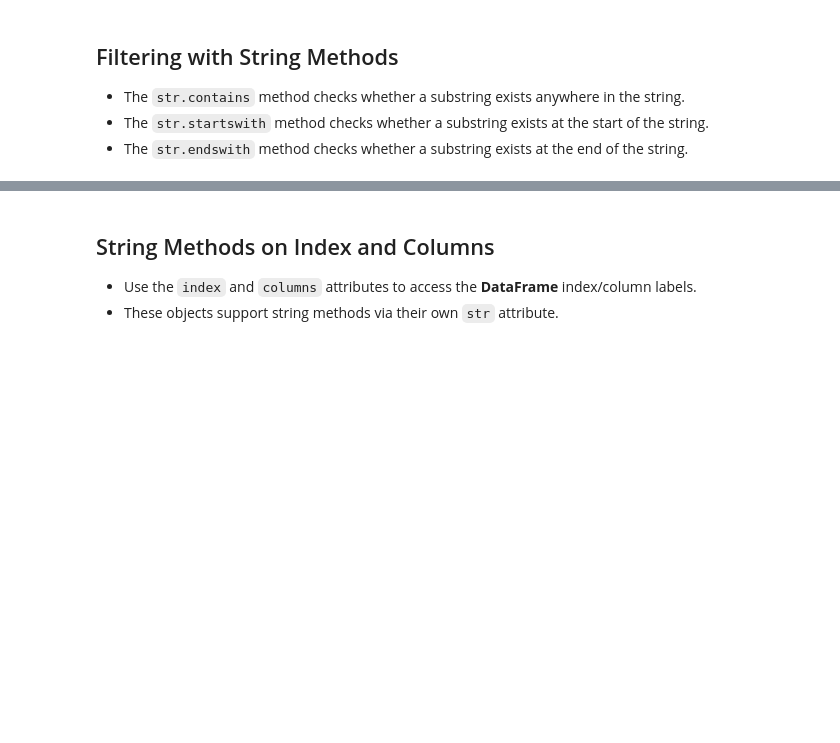
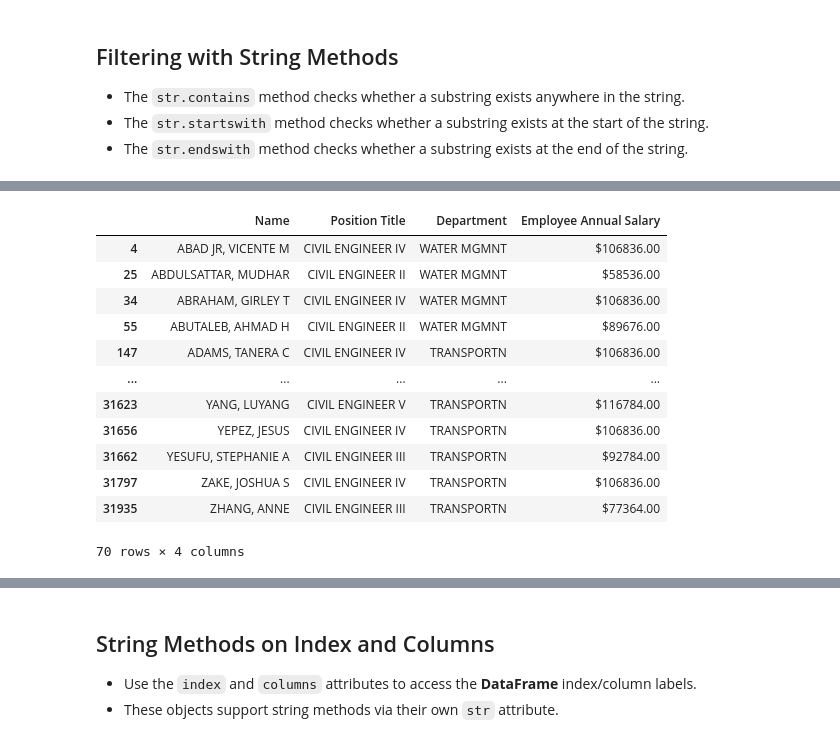
Before and after one commit to bocongamco/jupyter_learning, a Jupyter notebook: 07 - Working with Text Data.ipynb, the cells around one changed output, grey strips where cells are left out. Cells and saved outputs as stored; diff of their text form; code cells hidden in the pictures; blank space fills up the shorter version.

```diff
--- a/07 - Working with Text Data.ipynb
+++ b/07 - Working with Text Data.ipynb
@@ -112,0 +142,17 @@ Name: Department, Length: 32063, dtype: object
+# %%
+start_with_civil = chicago["Position Title"].str.lower().str.startswith("civil")
+chicago.loc[start_with_civil]
+# %% [output]
+|  | Name | Position Title | Department | Employee Annual Salary |
+| 4 | ABAD JR, VICENTE M | CIVIL ENGINEER IV | WATER MGMNT | $106836.00 |
+| 25 | ABDULSATTAR, MUDHAR | CIVIL ENGINEER II | WATER MGMNT | $58536.00 |
+| 34 | ABRAHAM, GIRLEY T | CIVIL ENGINEER IV | WATER MGMNT | $106836.00 |
+| 55 | ABUTALEB, AHMAD H | CIVIL ENGINEER II | WATER MGMNT | $89676.00 |
+| 147 | ADAMS, TANERA C | CIVIL ENGINEER IV | TRANSPORTN | $106836.00 |
+| ... | ... | ... | ... | ... |
+| 31623 | YANG, LUYANG | CIVIL ENGINEER V | TRANSPORTN | $116784.00 |
+| 31656 | YEPEZ, JESUS | CIVIL ENGINEER IV | TRANSPORTN | $106836.00 |
+| 31662 | YESUFU, STEPHANIE A | CIVIL ENGINEER III | TRANSPORTN | $92784.00 |
+| 31797 | ZAKE, JOSHUA S | CIVIL ENGINEER IV | TRANSPORTN | $106836.00 |
+| 31935 | ZHANG, ANNE | CIVIL ENGINEER III | TRANSPORTN | $77364.00 |
+70 rows × 4 columns
```
Also changed, not shown: parts of 6 cells of this notebook.
